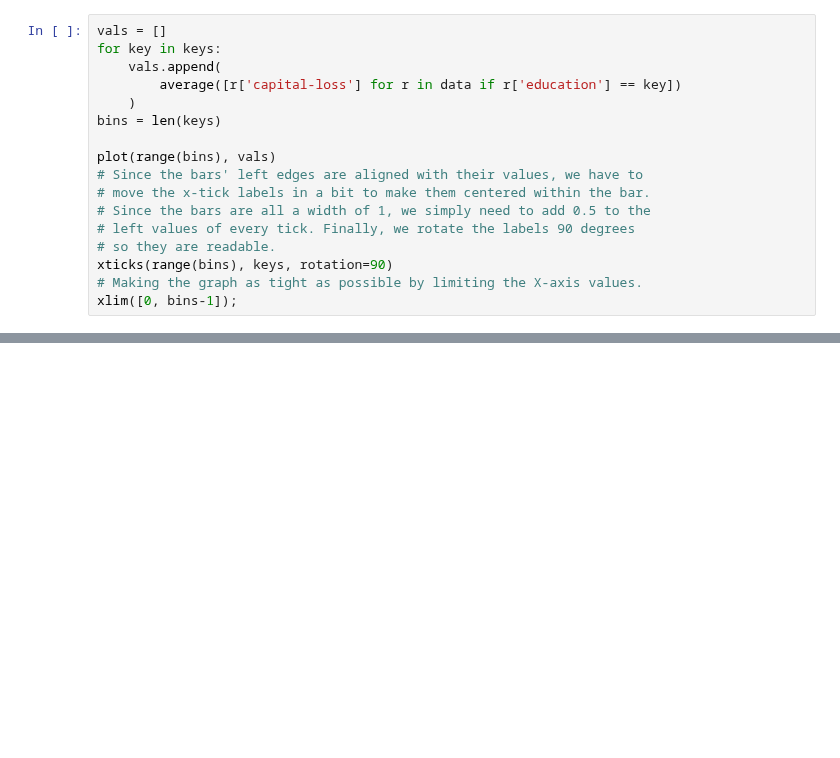
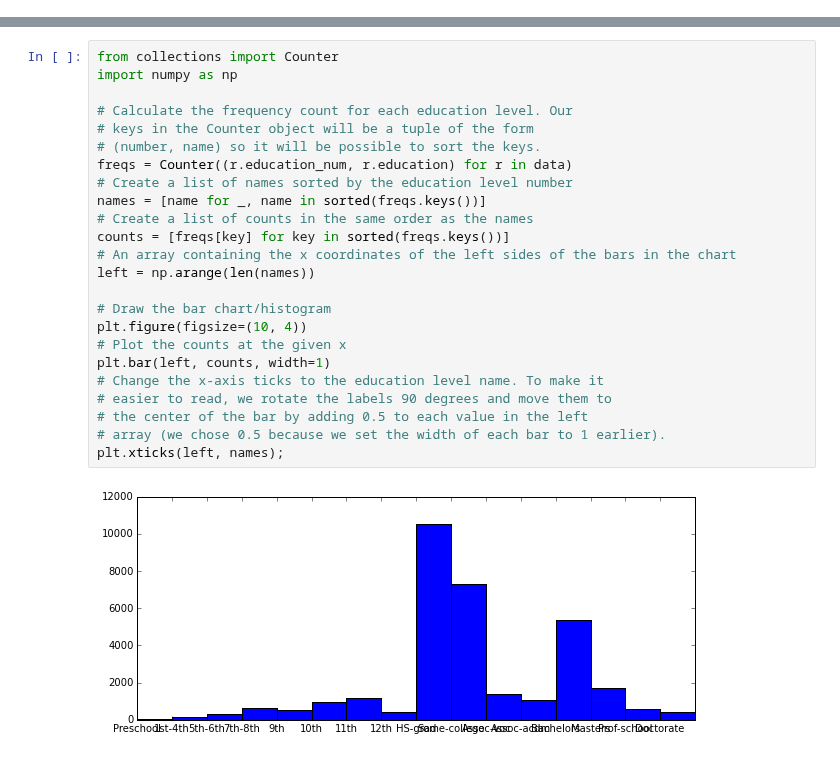
Before and after one commit to croach/oreilly-matplotlib-course, a Jupyter notebook: 02 - First Steps/0202 - Simple EDA with matplotlib.ipynb, the cells around one changed output, grey strips where cells are left out. Cells and saved outputs as stored; diff of their text form; blank space fills up the shorter version.

```diff
--- a/02 - First Steps/0202 - Simple EDA with matplotlib.ipynb
+++ b/02 - First Steps/0202 - Simple EDA with matplotlib.ipynb
@@ -174,17 +90,0 @@ xlim([0, bins-1]);
-# %%
-vals = []
-for key in keys:
-    vals.append(
-        average([r['capital-loss'] for r in data if r['education'] == key])
-    )
-bins = len(keys)
-
-plot(range(bins), vals)
-# Since the bars' left edges are aligned with their values, we have to
-# move the x-tick labels in a bit to make them centered within the bar.
-# Since the bars are all a width of 1, we simply need to add 0.5 to the
-# left values of every tick. Finally, we rotate the labels 90 degrees
-# so they are readable.
-xticks(range(bins), keys, rotation=90)
-# Making the graph as tight as possible by limiting the X-axis values.
-xlim([0, bins-1]);
@@ -192,0 +125,26 @@ xlim([0, bins-1]);
+# %%
+from collections import Counter
+import numpy as np
+
+# Calculate the frequency count for each education level. Our
+# keys in the Counter object will be a tuple of the form
+# (number, name) so it will be possible to sort the keys.
+freqs = Counter((r.education_num, r.education) for r in data)
+# Create a list of names sorted by the education level number
+names = [name for _, name in sorted(freqs.keys())]
+# Create a list of counts in the same order as the names
+counts = [freqs[key] for key in sorted(freqs.keys())]
+# An array containing the x coordinates of the left sides of the bars in the chart
+left = np.arange(len(names))
+
+# Draw the bar chart/histogram
+plt.figure(figsize=(10, 4))
+# Plot the counts at the given x
+plt.bar(left, counts, width=1)
+# Change the x-axis ticks to the education level name. To make it
+# easier to read, we rotate the labels 90 degrees and move them to
+# the center of the bar by adding 0.5 to each value in the left
+# array (we chose 0.5 because we set the width of each bar to 1 earlier).
+plt.xticks(left, names);
+# %% [output]
+[figure, added]
```
Also changed, not shown: parts of 26 cells of this notebook.
